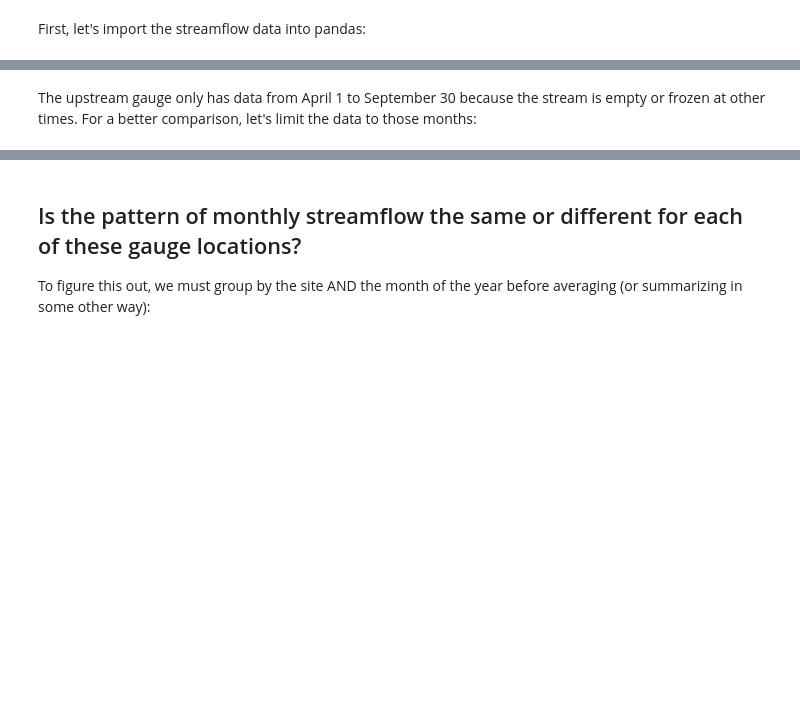
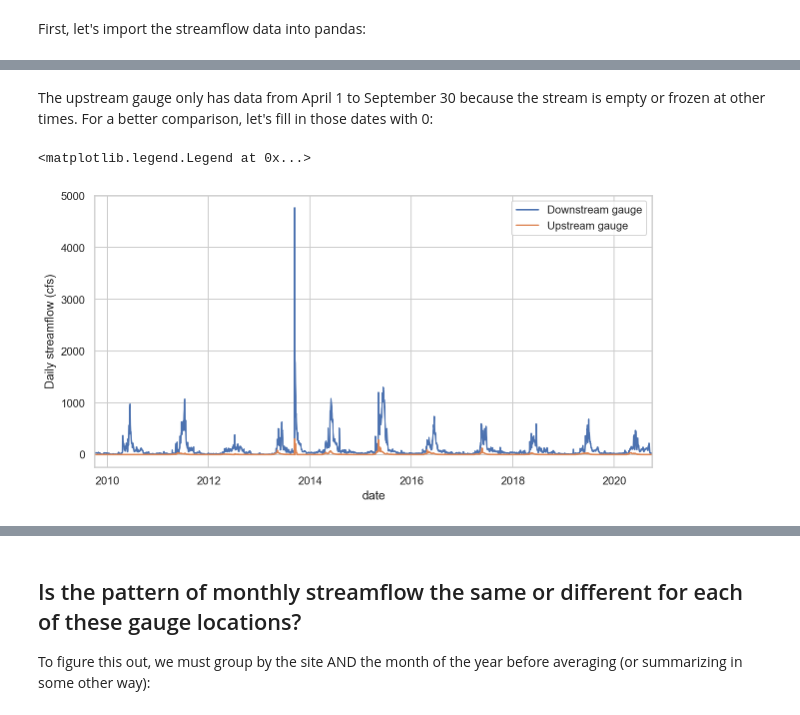
Before and after one commit to eculler/grouping-and-aggregating, a Jupyter notebook: grouping_and_aggregating_demo_answerkey.ipynb, the cells around one changed output, grey strips where cells are left out. Drawn from its saved outputs; the diff is of its cells as text; code cells hidden in the pictures; blank space fills up the shorter version.

```diff
--- a/grouping_and_aggregating_demo_answerkey.ipynb
+++ b/grouping_and_aggregating_demo_answerkey.ipynb
@@ -6,11 +6,18 @@ Grouping and aggregating data - answer key
 # %%
 # Libraries used in this demo
+import matplotlib.pyplot as plt
 import numpy as np
 import pandas as pd
-import matplotlib.pyplot as plt
+import seaborn as sns
 
 # Data file path
 streamflow_pth = './boulder_creek_streamflow_wy2010-wy2020.tsv'
+
+# Set the plotting theme for nicer plots
+sns.set(style="whitegrid")
+
+# Increase plot resolution
+%config InlineBackend.figure_format = 'retina'
 # %% [markdown]
 First, let's import the streamflow data into pandas:
 # %%
@@ -31,5 +38,8 @@ streamflow_df.site = streamflow_df.site.replace(
     6727500, 'upstream').replace(
     6730200, 'downstream')
 
+# set index
+streamflow_df.set_index(['site', 'date'], inplace=True)
+
 # Preview data
 streamflow_df.head()
@@ -36,8 +54,26 @@ streamflow_df.head()
 # %% [markdown]
-The upstream gauge only has data from April 1 to September 30 because the stream is empty or frozen at other times. For a better comparison, let's limit the data to those months:
+The upstream gauge only has data from April 1 to September 30 because the stream is empty or frozen at other times. For a better comparison, let's fill in those dates with 0:
-# %%
-# Filter months between April and September, inclusive
-streamflow_df = streamflow_df.loc[streamflow_df.date.dt.month.between(4, 9)]
-
-# Check that the minimum month is 4 and the maximum is 9
-streamflow_df.date.dt.month.describe(percentiles = [])
+# %%
+# Fill in missing dates for the upstream gauge with 0
+downstream = streamflow_df.loc[['downstream']]
+upstream = streamflow_df.loc[['upstream']].droplevel('site'
+    # Include all dates in the range
+    ).reindex(pd.date_range('10-01-2009', '09-30-2020')
+    # Replace missing data with 0
+    ).replace(np.nan, 0)
+
+# Format the index of the upstream data to match downstream data
+upstream.index = upstream.index.set_names('date')
+upstream = pd.concat({'upstream': upstream}, names=['site'])
+# Reassemble the filled upstream data with the downstream data
+streamflow_df = pd.concat([upstream, downstream])
+
+# Plot the data in a time series
+ax = streamflow_df.unstack('site').plot(figsize = [10, 5])
+
+# Label plot
+ax.set_ylabel('Daily streamflow (cfs)')
+ax.legend(labels = ('Downstream gauge', 'Upstream gauge'))
+# %% [output]
+<matplotlib.legend.Legend at 0x...>
+[figure, added]
```
Also changed, not shown: parts of 25 cells of this notebook, 6 other files.
